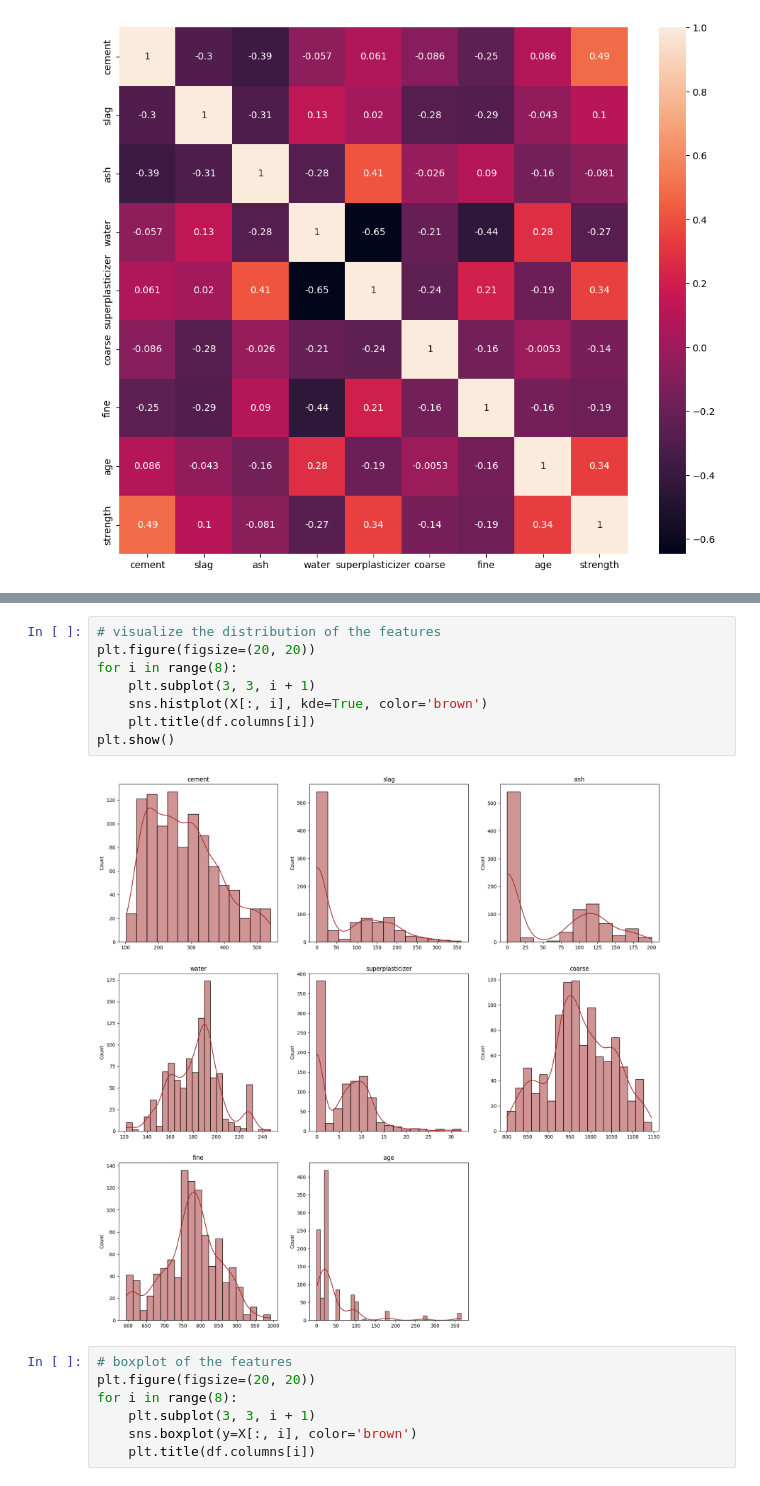
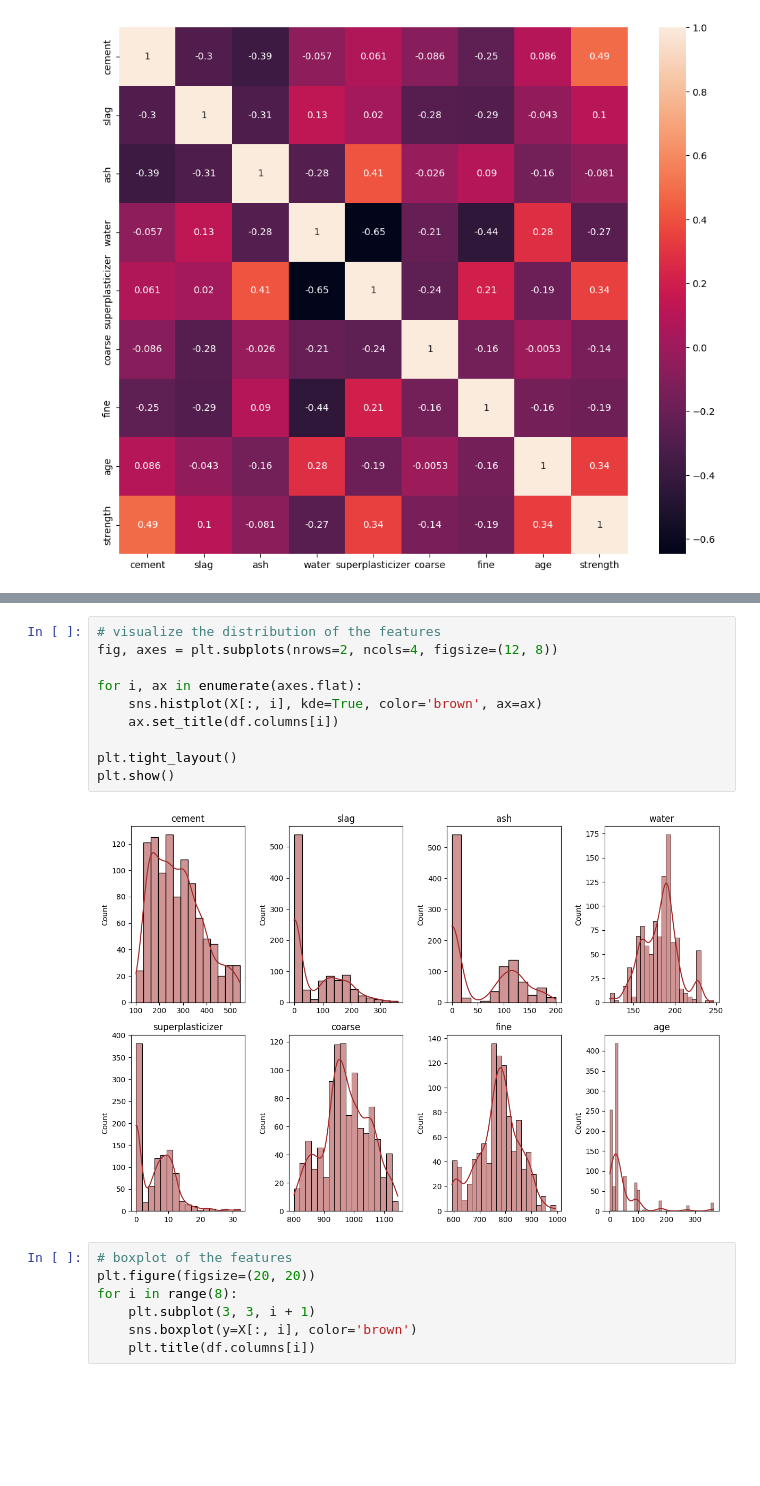
Before and after one commit to tommasomartinelli/Lasso_Admm, a Jupyter notebook: Data/Preprocessing.ipynb, the cells around one changed output, grey strips where cells are left out. Cells and saved outputs as stored; diff of their text form; blank space fills up the shorter version.

```diff
--- a/Data/Preprocessing.ipynb
+++ b/Data/Preprocessing.ipynb
@@ -65,13 +65,15 @@ plt.show()
 # %%
 # visualize the distribution of the features
-plt.figure(figsize=(20, 20))
-for i in range(8):
-    plt.subplot(3, 3, i + 1)
-    sns.histplot(X[:, i], kde=True, color='brown')
-    plt.title(df.columns[i])
+fig, axes = plt.subplots(nrows=2, ncols=4, figsize=(12, 8))
+
+for i, ax in enumerate(axes.flat):
+    sns.histplot(X[:, i], kde=True, color='brown', ax=ax)
+    ax.set_title(df.columns[i])
+
+plt.tight_layout()
 plt.show()
 # %% [output]
-[figure, old version]
+[figure, new version]
 # %%
 # boxplot of the features
 plt.figure(figsize=(20, 20))
```
Also changed, not shown: parts of 3 cells of this notebook.
